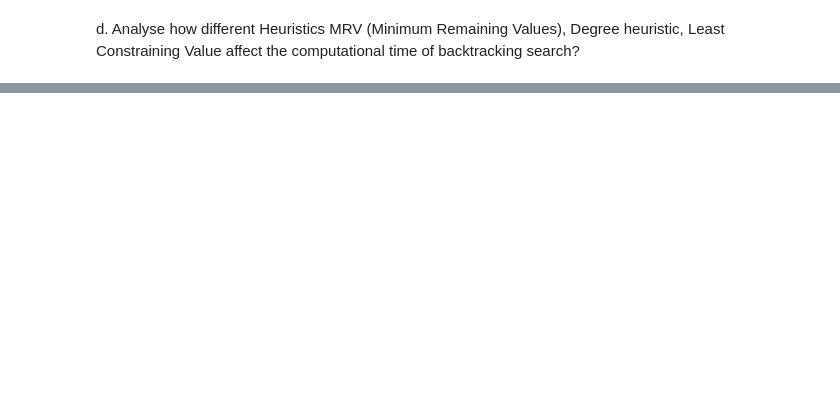
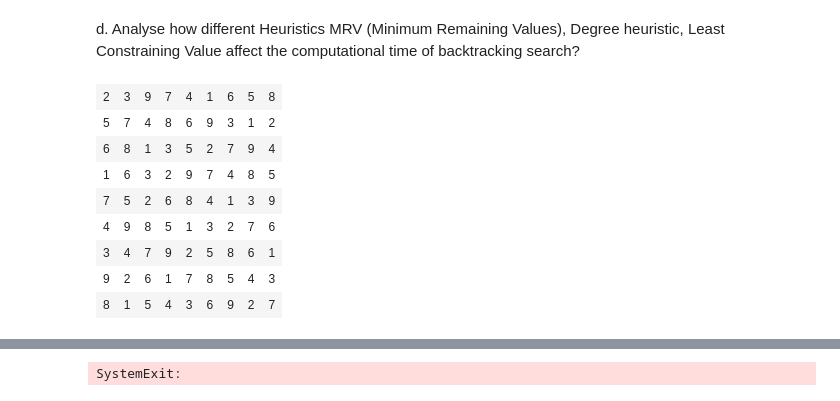
Before and after one commit to as3091/IITJ, a Jupyter notebook: AI/AI_Assign_2/Sudoku/Sudoku.ipynb, the cells around one changed output, grey strips where cells are left out. Saved outputs shown, nothing was run; the diff lists cells and outputs as text; code cells hidden in the pictures; blank space fills up the shorter version.

Commit message:
20250417_043706 Sudoku Done

```diff
--- a/AI/AI_Assign_2/Sudoku/Sudoku.ipynb
+++ b/AI/AI_Assign_2/Sudoku/Sudoku.ipynb
@@ -532,46 +495,38 @@ def backtracking_search_with_heuristics(variables_dict):
         dict or None: A complete assignment if a solution is found, or None if no solution exists.
     """
     # Check if all variables are assigned
-    if all(variables_dict[v]["Filled"] for v in variables_dict):
+    unfilled = [variable for variable in variables_dict if variables_dict[variable]["value"] ==0]
+    if not unfilled:
         return variables_dict
 
     # Select the next variable to assign using MRV and Degree Heuristic
-    variable = select_variable_with_heuristics(variables_dict)
+    variable = select_variable_with_heuristics(variables_dict,unfilled)
 
     # Order domain values using LCV
-    for value in order_domain_values(variable, variables_dict):
+    for test_domain_value in order_domain_values(variable, variables_dict):
         # Check if the value satisfies all constraints
-        if constraints_check(variable, variables_dict, value):
+        if constraints_check(variable, variables_dict, test_domain_value):
             # Assign the value to the variable
-            variables_dict[variable]["value"] = value
-            variables_dict[variable]["Filled"] = True
+            copy_variables_dict = copy.deepcopy(variables_dict)
+            copy_variables_dict[variable]["value"] = test_domain_value
 
             # Recursively solve the CSP
-            result = backtracking_search_with_heuristics(variables_dict)
+            result = backtracking_search_with_heuristics(copy_variables_dict)
             if result is not None:
                 return result
 
-            # Undo the assignment (backtrack)
-            variables_dict[variable]["value"] = 0
-            variables_dict[variable]["Filled"] = False
-
     # If no value leads to a solution, return None
     return None
 # %%
 %%time
-# Example usage
-# variables_dict = represent_sudoku_csp(board)
-solved_board_dict = backtracking_search_with_heuristics(variables_dict)
-
-# Convert the solved board dictionary back to a 2D array
-if solved_board_dict:
-    solved_board = np.zeros((9, 9), dtype=int)
-    for row in range(9):
-        for col in range(9):
-            solved_board[row][col] = solved_board_dict[(row, col)]["value"]
-
-    # Display the solved board
-    html_output = sudoku_to_html(solved_board)
-    display(HTML(html_output))
-else:
-    print("No solution exists.")
+print_result(backtracking_search_with_heuristics(variables_dict))
+# %% [output]
+| 2 | 3 | 9 | 7 | 4 | 1 | 6 | 5 | 8 |
+| 5 | 7 | 4 | 8 | 6 | 9 | 3 | 1 | 2 |
+| 6 | 8 | 1 | 3 | 5 | 2 | 7 | 9 | 4 |
+| 1 | 6 | 3 | 2 | 9 | 7 | 4 | 8 | 5 |
+| 7 | 5 | 2 | 6 | 8 | 4 | 1 | 3 | 9 |
+| 4 | 9 | 8 | 5 | 1 | 3 | 2 | 7 | 6 |
+| 3 | 4 | 7 | 9 | 2 | 5 | 8 | 6 | 1 |
+| 9 | 2 | 6 | 1 | 7 | 8 | 5 | 4 | 3 |
+| 8 | 1 | 5 | 4 | 3 | 6 | 9 | 2 | 7 |
@@ -587,3 +544,6 @@ html_output = sudoku_to_html(solved_board)
 display(HTML(html_output))
 # %%
 sys.exit()
+git_commit(comment= "Sudoku Done")
+# %% [output]
+SystemExit:
```
Also changed, not shown: parts of 22 cells of this notebook.
